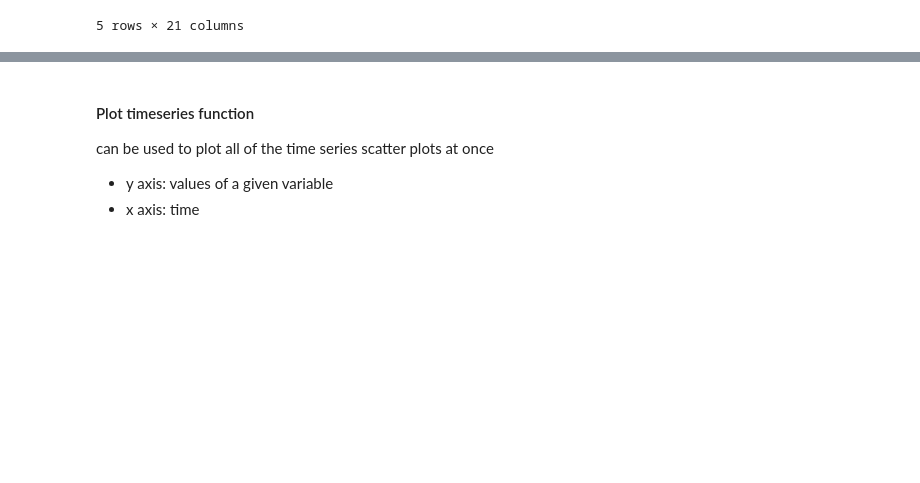
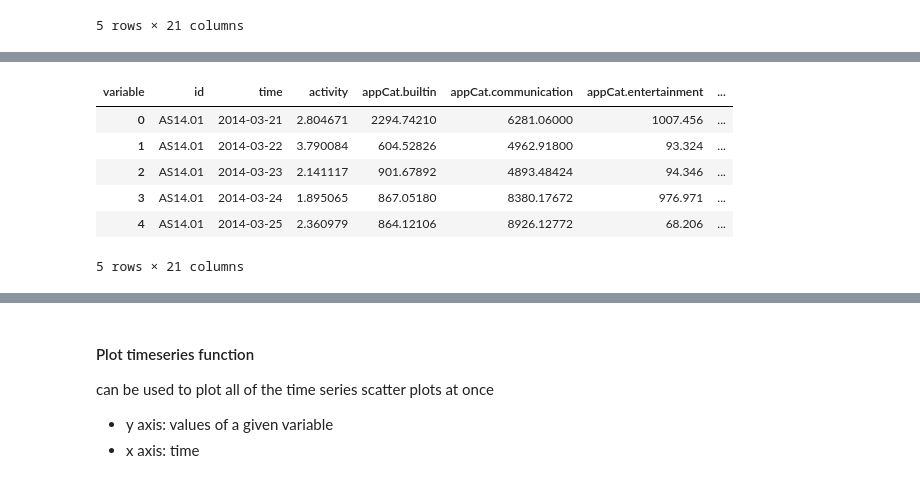
Before and after one commit to SoberZ/data-mining-techniques, a Jupyter notebook: mood.ipynb, the cells around one changed output, grey strips where cells are left out. Saved outputs shown, nothing was run; the diff lists cells and outputs as text; code cells hidden in the pictures; blank space fills up the shorter version.

```diff
--- a/mood.ipynb
+++ b/mood.ipynb
@@ -158,0 +197,22 @@ merged_df
+# %%
+# data looks good after trimming and seems ready for imputing
+# ... apart from AS14.01
+AS14_01_data = trimmed[trimmed["id"] == "AS14.01"]
+AS14_01_data.head(30)
+# we can observe that there is a big period of missing data that ends on 2014-03-21
+# therefore we are going to drop all data before this date for user AS14.01
+date = "2014-03-21"
+AS14_01_data = AS14_01_data[AS14_01_data["time"] >= pd.Timestamp(date)].reset_index(drop=True)
+AS14_01_data.head(10)
+trimmed = trimmed[trimmed["id"] != "AS14.01"]
+trimmed = pd.concat([AS14_01_data, trimmed])
+trimmed.reset_index(drop=True, inplace=True)
+trimmed.head()
+# %% [output]
+| variable | id | time | activity | appCat.builtin | appCat.communication | appCat.entertainment | ... |
+| 0 | AS14.01 | 2014-03-21 | 2.804671 | 2294.74210 | 6281.06000 | 1007.456 | ... |
+| 1 | AS14.01 | 2014-03-22 | 3.790084 | 604.52826 | 4962.91800 | 93.324 | ... |
+| 2 | AS14.01 | 2014-03-23 | 2.141117 | 901.67892 | 4893.48424 | 94.346 | ... |
+| 3 | AS14.01 | 2014-03-24 | 1.895065 | 867.05180 | 8380.17672 | 976.971 | ... |
+| 4 | AS14.01 | 2014-03-25 | 2.360979 | 864.12106 | 8926.12772 | 68.206 | ... |
+5 rows × 21 columns
```
Also changed, not shown: parts of 22 cells of this notebook, 1 other file.
